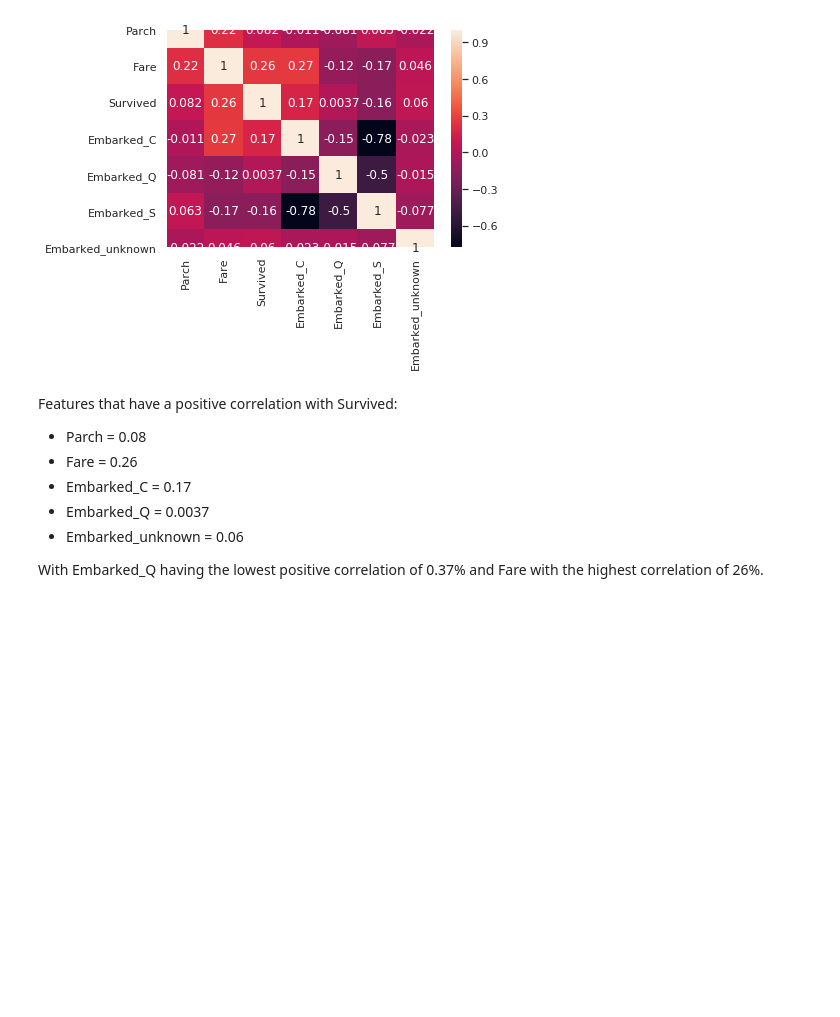
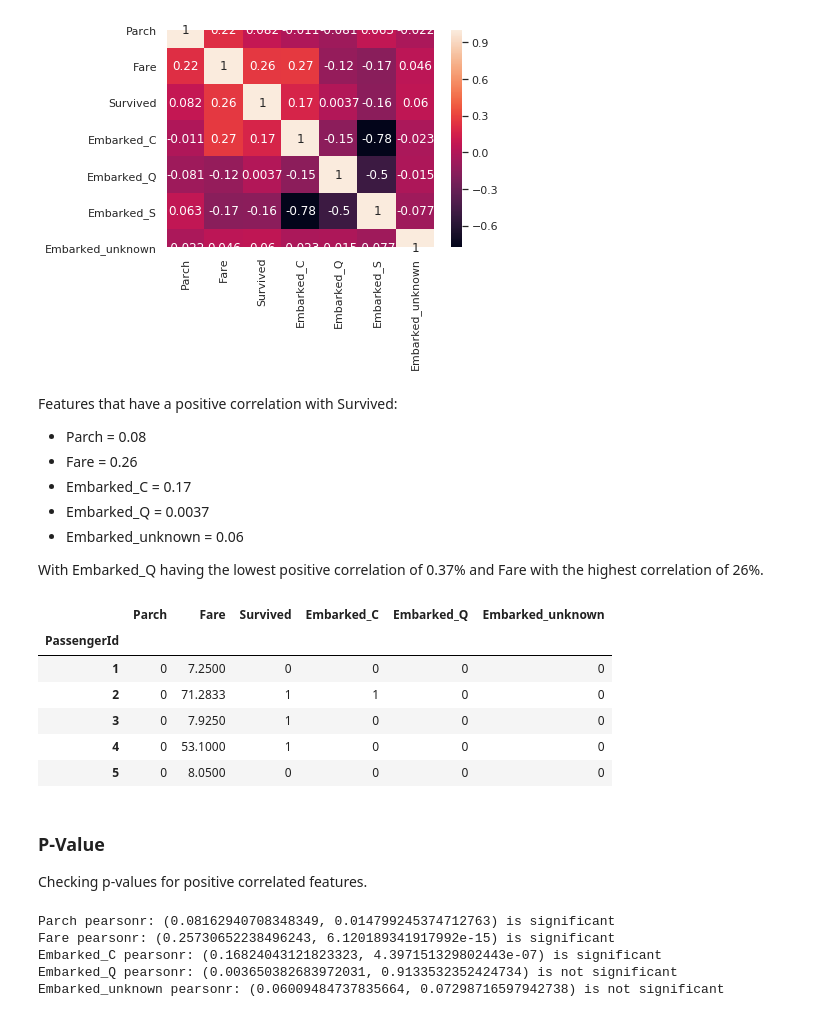
Before and after one commit to Andy-Nkumane/Titanic-Logistic_Regression, a Jupyter notebook: Titanic-Logistic_Regression.ipynb, the cells around one changed output. Drawn from its saved outputs; the diff is of its cells as text; code cells hidden in the pictures; blank space fills up the shorter version.

Commit message:
p-value significance

```diff
--- a/Titanic-Logistic_Regression.ipynb
+++ b/Titanic-Logistic_Regression.ipynb
@@ -248,3 +249,32 @@ Features that have a positive correlation with Survived:
 * Embarked_unknown = 0.06
 
 With Embarked_Q having the lowest positive correlation of 0.37% and Fare with the highest correlation of 26%.
+# %%
+titanic_final.drop('Embarked_S', axis=1, inplace=True)
+titanic_final.head()
+# %% [output]
+|  | Parch | Fare | Survived | Embarked_C | Embarked_Q | Embarked_unknown |
+| PassengerId |  |  |  |  |  |  |
+| 1 | 0 | 7.2500 | 0 | 0 | 0 | 0 |
+| 2 | 0 | 71.2833 | 1 | 1 | 0 | 0 |
+| 3 | 0 | 7.9250 | 1 | 0 | 0 | 0 |
+| 4 | 0 | 53.1000 | 1 | 0 | 0 | 0 |
+| 5 | 0 | 8.0500 | 0 | 0 | 0 | 0 |
+# %% [markdown]
+### P-Value
+Checking p-values for positive correlated features.
+# %%
+for col in titanic_final.columns:
+    if col != 'Survived':
+        pval = pearsonr(titanic_final[col],titanic_final['Survived'])
+        if pval[1] < 0.05:
+            print(f'{col} pearsonr: {pval} is significant')
+        else:
+            print(f'{col} pearsonr: {pval} is not significant')
+            titanic_final.drop(col, axis=1, inplace=True)
+# %% [output]
+Parch pearsonr: (0.08162940708348349, 0.014799245374712763) is significant
+Fare pearsonr: (0.25730652238496243, 6.120189341917992e-15) is significant
+Embarked_C pearsonr: (0.16824043121823323, 4.397151329802443e-07) is significant
+Embarked_Q pearsonr: (0.003650382683972031, 0.9133532352424734) is not significant
+Embarked_unknown pearsonr: (0.06009484737835664, 0.07298716597942738) is not significant
```
Also changed, not shown: parts of 2 cells of this notebook.
